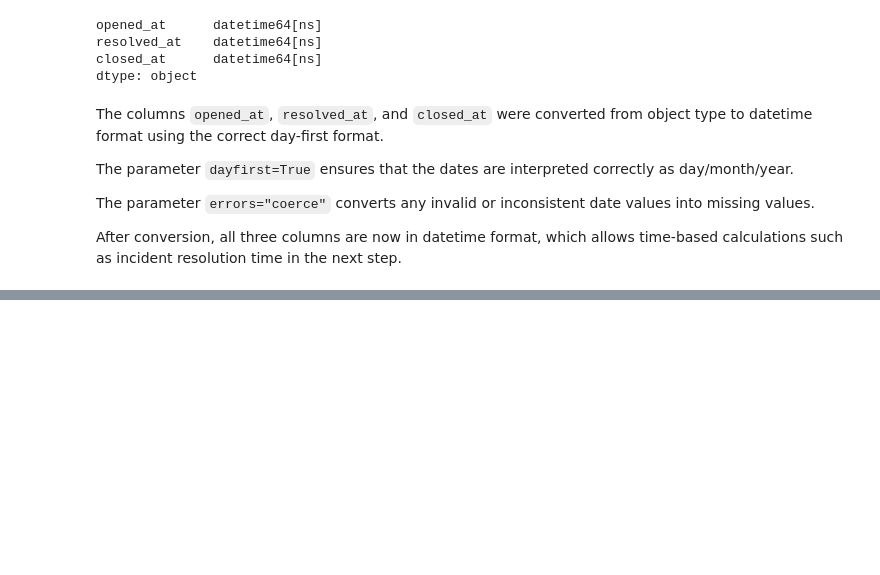
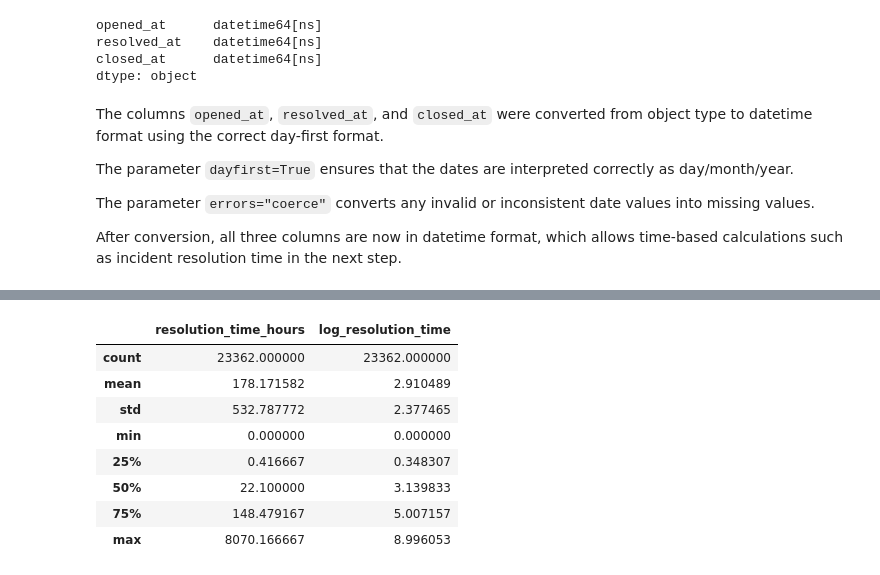
Before and after one commit to Husnain-Yaqoob/IT-Incident-Data-Analysis, a Jupyter notebook: FYP_IT_Incident_Data_Preparation-v2.ipynb, the cells around one changed output, grey strips where cells are left out. Cells and saved outputs as stored; diff of their text form; code cells hidden in the pictures; blank space fills up the shorter version.

```diff
--- a/FYP_IT_Incident_Data_Preparation-v2.ipynb
+++ b/FYP_IT_Incident_Data_Preparation-v2.ipynb
@@ -445,0 +491,14 @@ After conversion, all three columns are now in datetime format, which allows tim
+# %%
+# Use final incident-level dataset
+incident_df = incident_final.copy()
+
+# Create target variable in hours
+incident_df["resolution_time_hours"] = (
+    incident_df["resolved_at"] - incident_df["opened_at"]
+).dt.total_seconds() / 3600
+
+# Remove invalid values
+incident_df = incident_df.dropna(subset=["resolution_time_hours"])
+incident_df = incident_df[incident_df["resolution_time_hours"] >= 0]
+
+incident_df["resolution_time_hours"].describe()
@@ -445,0 +519,14 @@ After conversion, all three columns are now in datetime format, which allows tim
+# %%
+incident_df["log_resolution_time"] = np.log1p(incident_df["resolution_time_hours"])
+
+incident_df[["resolution_time_hours", "log_resolution_time"]].describe()
+# %% [output]
+|  | resolution_time_hours | log_resolution_time |
+| count | 23362.000000 | 23362.000000 |
+| mean | 178.171582 | 2.910489 |
+| std | 532.787772 | 2.377465 |
+| min | 0.000000 | 0.000000 |
+| 25% | 0.416667 | 0.348307 |
+| 50% | 22.100000 | 3.139833 |
+| 75% | 148.479167 | 5.007157 |
+| max | 8070.166667 | 8.996053 |
```
Also changed, not shown: parts of 11 cells of this notebook.
